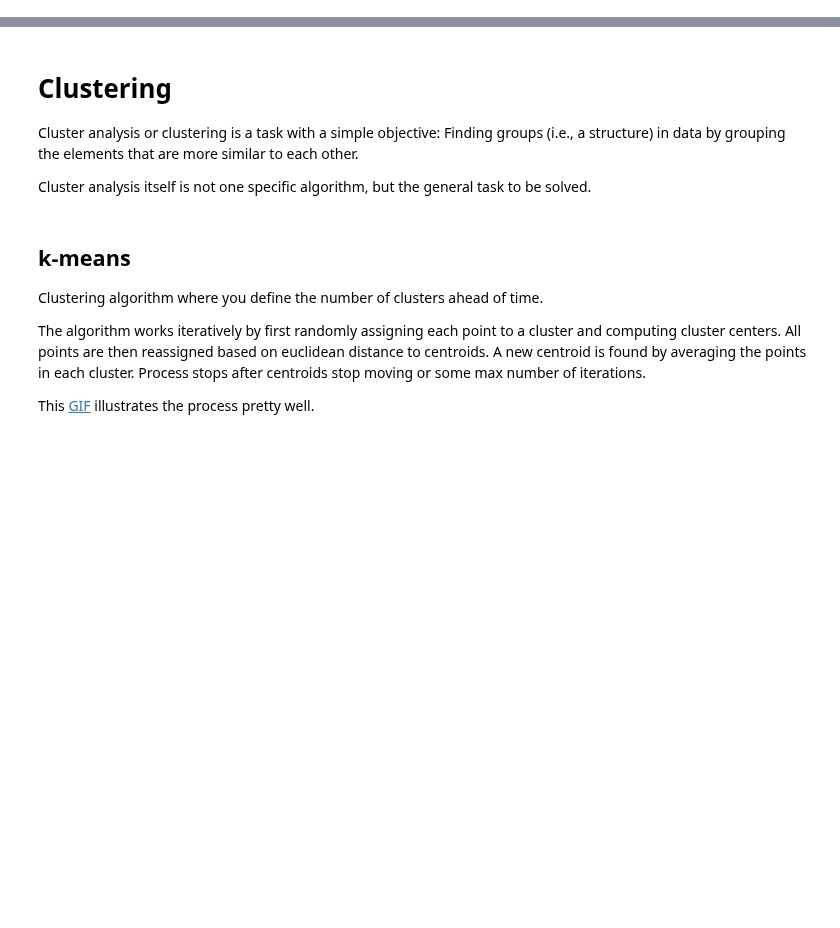
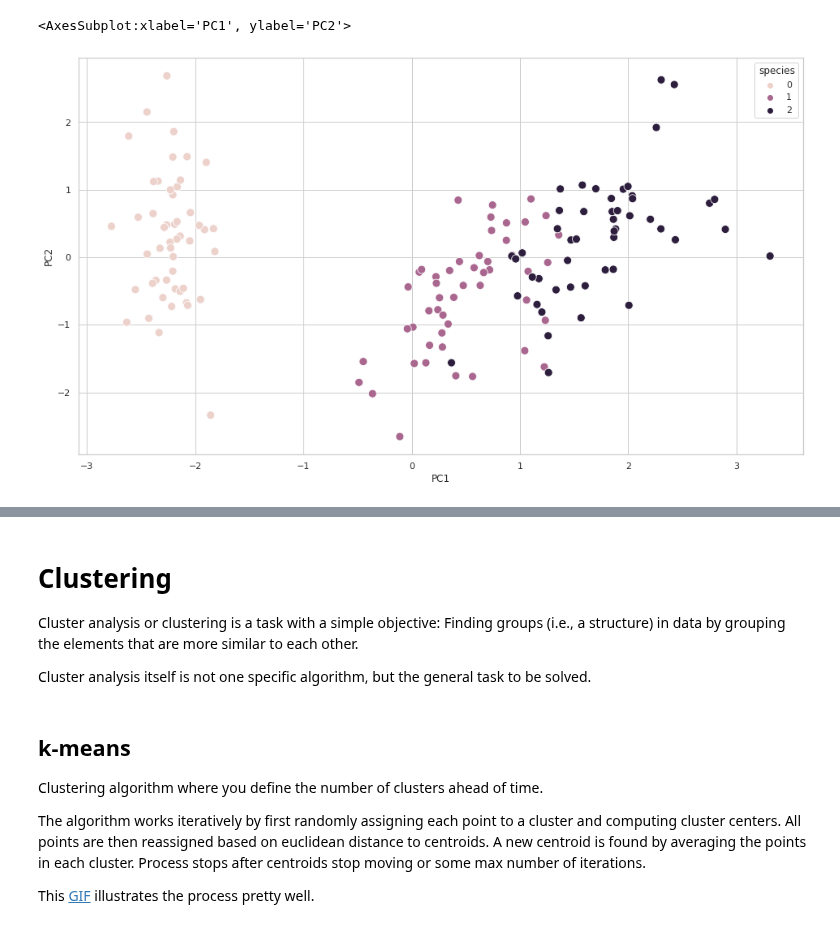
Before and after one commit to Ironhack-Data-Madrid-Febrero-2021/Classroom-Materials, a Jupyter notebook: module-3/06-Unsupervised-learning.ipynb, the cells around one changed output, grey strips where cells are left out. Saved outputs shown, nothing was run; the diff lists cells and outputs as text; code cells hidden in the pictures; blank space fills up the shorter version.

```diff
--- a/module-3/06-Unsupervised-learning.ipynb
+++ b/module-3/06-Unsupervised-learning.ipynb
@@ -98,0 +147,11 @@ data = load_iris()
+# %%
+pca_pipeline = make_pipeline(
+                    # eliminar NANs y cambiarlos a numeros
+                    #np.nan_to_num(),
+                    # primero, normalizar los datos
+                    StandardScaler(),
+                    # segundo, hacer la PCA
+                    PCA(2)
+)
+# %%
+pca_pipeline.fit(X)
@@ -98,0 +175,2 @@ data = load_iris()
+# %%
+transformed_X = pca_pipeline.transform(X)
@@ -98,0 +193,8 @@ data = load_iris()
+# %%
+my_data = pd.DataFrame(transformed_X, columns=['PC1', 'PC2'])
+my_data['species'] = pd.Series(data['target'], name='target')
+# %%
+sns.scatterplot('PC1', 'PC2', data=my_data, hue='species', s=100)
+# %% [output]
+<AxesSubplot:xlabel='PC1', ylabel='PC2'>
+[figure, added]
```
Also changed, not shown: parts of 28 cells of this notebook.
